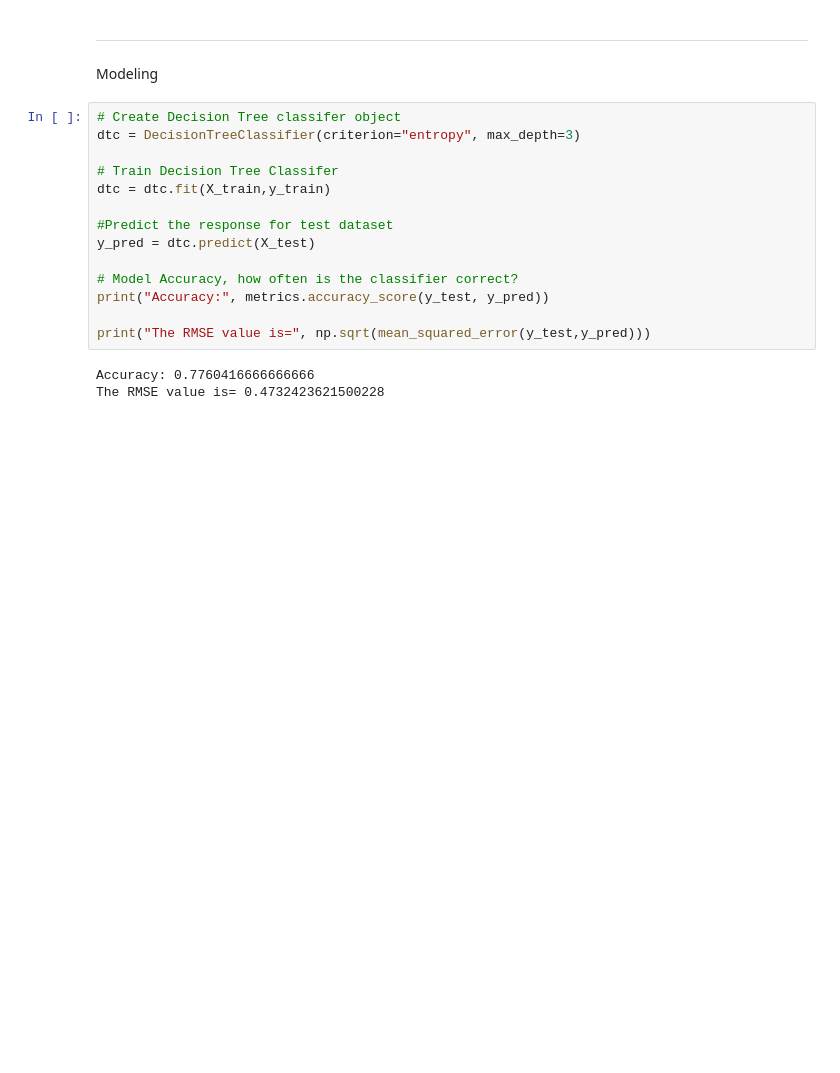
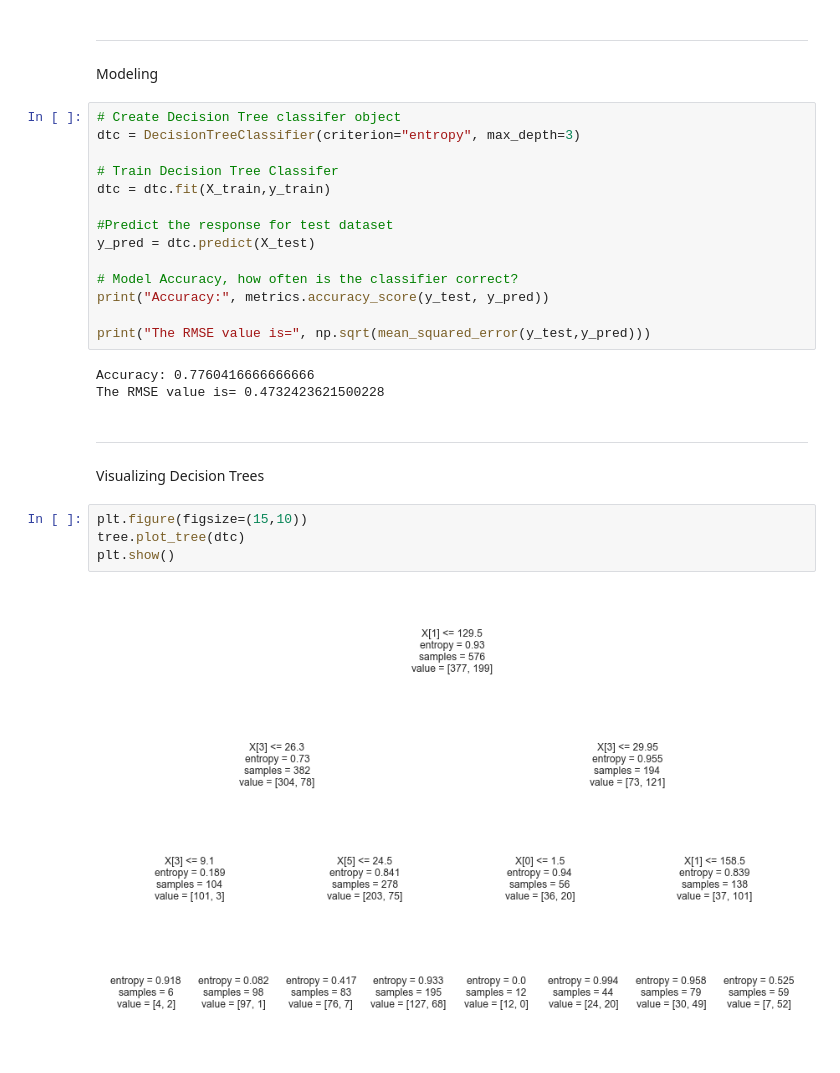
Before and after one commit to mawada-sweis/Pima-Indians-Diabetes, a Jupyter notebook: Decision-Tree.ipynb, the cells around one changed output. Saved outputs shown, nothing was run; the diff lists cells and outputs as text; blank space fills up the shorter version.

Commit message:
Visualizing Decision Trees

```diff
--- a/Decision-Tree.ipynb
+++ b/Decision-Tree.ipynb
@@ -111,3 +111,12 @@ print("The RMSE value is=", np.sqrt(mean_squared_error(y_test,y_pred)))
 # %% [output]
 Accuracy: 0.7760416666666666
 The RMSE value is= 0.4732423621500228
+# %% [markdown]
+-----------
+Visualizing Decision Trees
+# %%
+plt.figure(figsize=(15,10))
+tree.plot_tree(dtc)
+plt.show()
+# %% [output]
+[figure, added]
```
